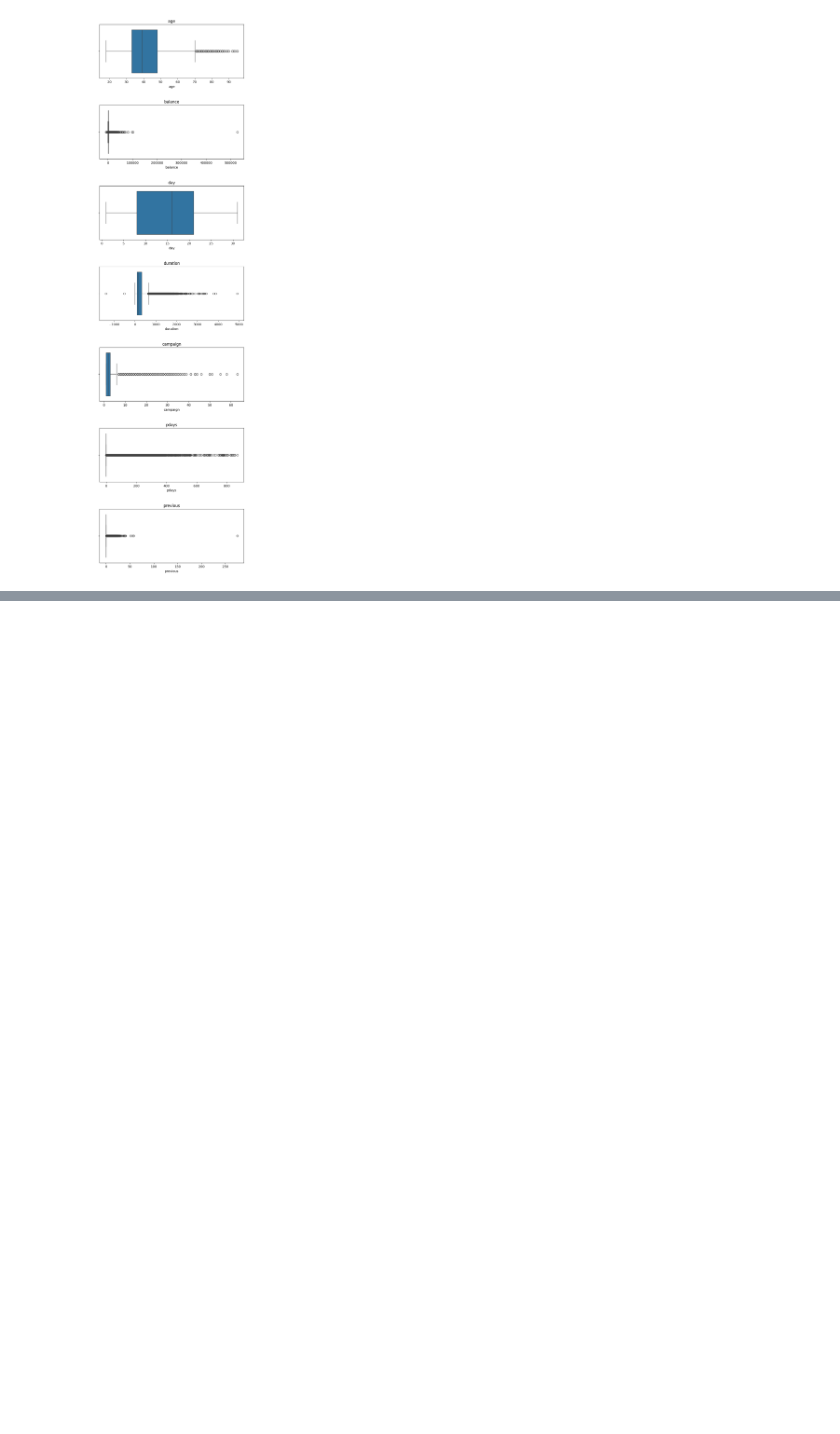
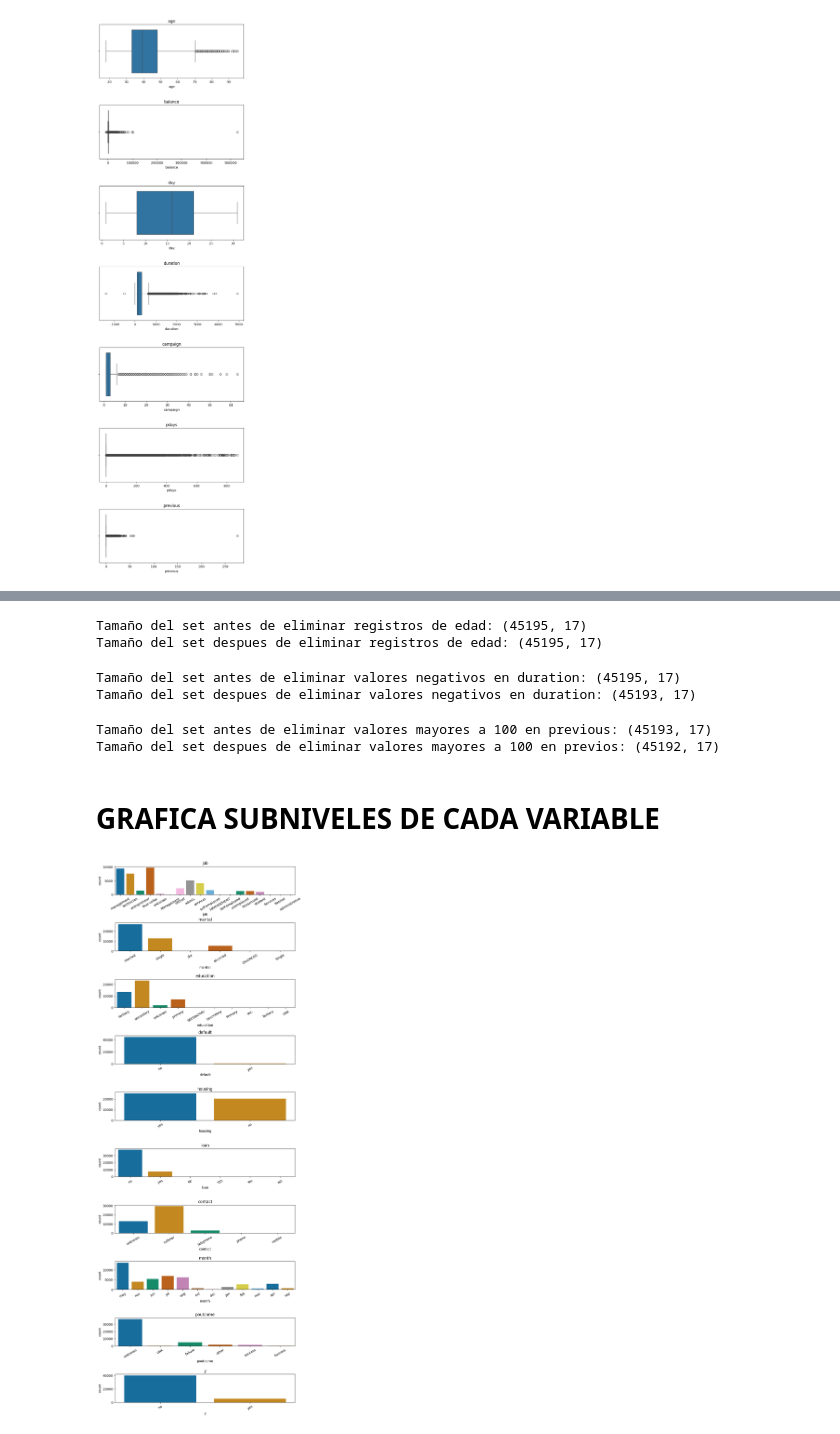
Before and after one commit to JuliethAE/TalentoTech, a Jupyter notebook: LIMPIEZA_DE_DATOS.ipynb, the cells around one changed output, grey strips where cells are left out. Cells and saved outputs as stored; diff of their text form; code cells hidden in the pictures; blank space fills up the shorter version.

```diff
--- a/LIMPIEZA_DE_DATOS.ipynb
+++ b/LIMPIEZA_DE_DATOS.ipynb
@@ -210,0 +249,44 @@ for i, col in enumerate(cols_num):
+# %%
+
+# Eliminar filas con "age" > 100
+
+print(f'Tamaño del set antes de eliminar registros de edad: {data.shape}')
+data = data.drop(data[data['age'] > 100].index)
+print(f'Tamaño del set despues de eliminar registros de edad: {data.shape}')
+# %% [output]
+Tamaño del set antes de eliminar registros de edad: (45195, 17)
+Tamaño del set despues de eliminar registros de edad: (45195, 17)
+# %%
+# Eliminar valores negativos en duartion
+
+print(f'Tamaño del set antes de eliminar valores negativos en duration: {data.shape}')
+data = data.drop(data[data['duration'] < 0].index)
+print(f'Tamaño del set despues de eliminar valores negativos en duration: {data.shape}')
+# %% [output]
+Tamaño del set antes de eliminar valores negativos en duration: (45195, 17)
+Tamaño del set despues de eliminar valores negativos en duration: (45193, 17)
+# %%
+# Eliminar valores de previous mayores a 100
+
+print(f'Tamaño del set antes de eliminar valores mayores a 100 en previous: {data.shape}')
+data = data.drop(data[data['previous'] >= 100].index)
+print(f'Tamaño del set despues de eliminar valores mayores a 100 en previos: {data.shape}')
+# %% [output]
+Tamaño del set antes de eliminar valores mayores a 100 en previous: (45193, 17)
+Tamaño del set despues de eliminar valores mayores a 100 en previos: (45192, 17)
+# %% [markdown]
+# **GRAFICA SUBNIVELES DE CADA VARIABLE**
+# %%
+# Graficar los subniveles de cada variable categórica
+
+cols_cat = ['job', 'marital', 'education', 'default', 'housing', 'loan', 'contact', 'month', 'poutcome', 'y']
+
+fig, ax = plt.subplots(nrows=10, ncols=1, figsize=(10,30))
+fig.subplots_adjust(hspace=1)
+
+for i, col in enumerate(cols_cat):
+    sns.countplot(x=col, hue=col,  data=data, ax=ax[i], palette = 'colorblind', legend=False)
+    ax[i].set_title(col)
+    ax[i].tick_params(axis='x', labelrotation = 30)
+# %% [output]
+[figure, added]
```
Also changed, not shown: parts of 18 cells of this notebook.
